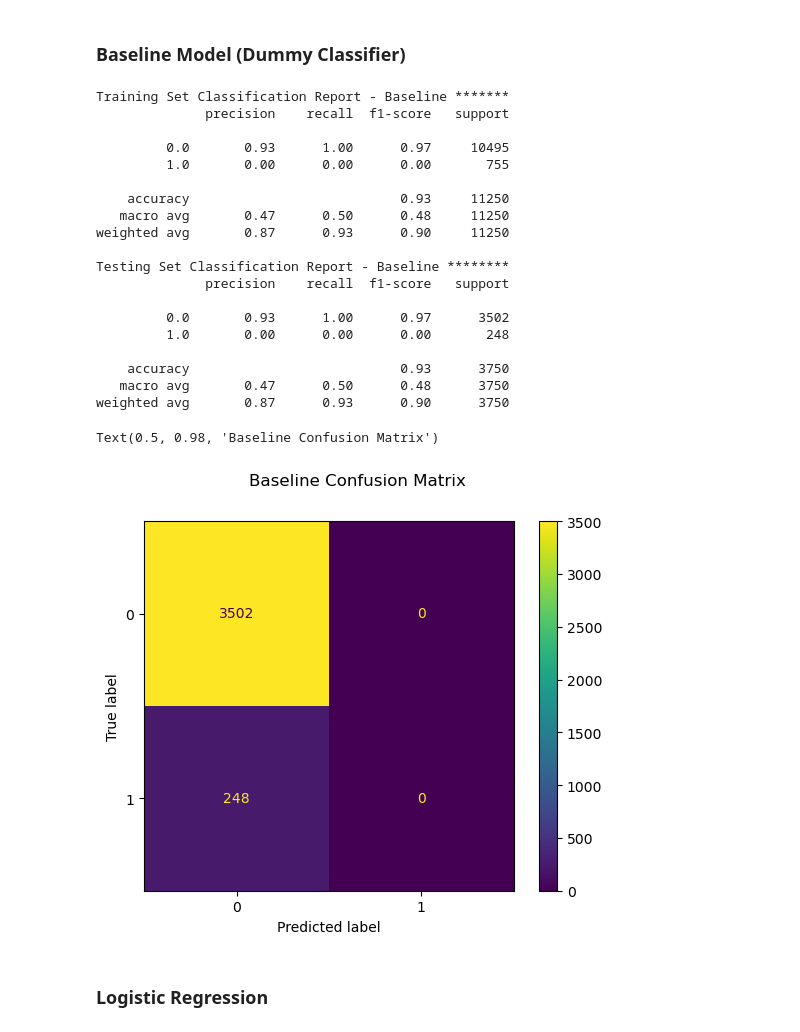
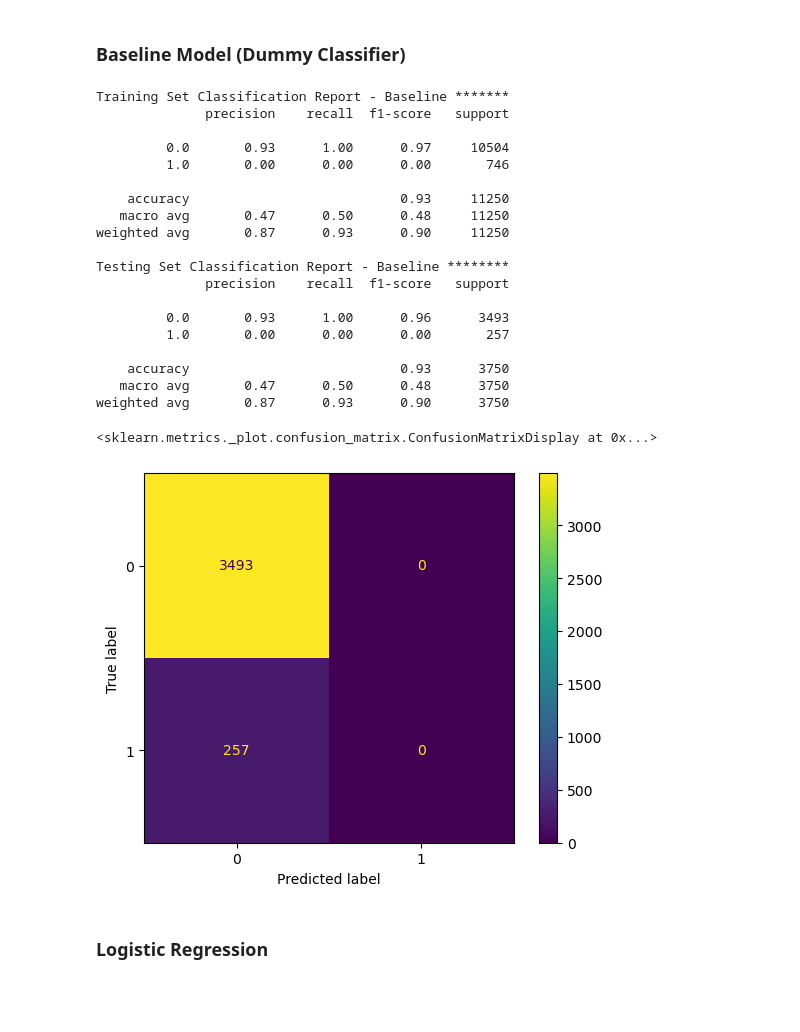
Before and after one commit to joxborrow/loan_default, a Jupyter notebook: credit_default_tech_report.ipynb, the cells around one changed output. Saved outputs shown, nothing was run; the diff lists cells and outputs as text; code cells hidden in the pictures; blank space fills up the shorter version.

```diff
--- a/credit_card_default.ipynb
+++ b/credit_default_tech_report.ipynb
@@ -32,8 +35,8 @@ from imblearn.over_sampling import SMOTE
 # Program Parameters
 rand_state = 0             # Random Seed to ensure reproducibility
 sample_frac = .1           # Fraction of data frame for stratified sample (ease development time)
-read_models = False         # Should models be read from disk or fit
-save_models = True          # Should the models used be save to disk
+read_models = True         # Should models be read from disk or fit
+save_models = False          # Should the models used be save to disk
 include_pairplot = False     # Should pairplots be generated
 max_iter = 10_000          # Maximum iterations for Stochastic Gradient Descent Convergence
 # %% [markdown]
@@ -339,8 +380,8 @@ dummy_test_rpt = classification_report(y_test, dummy_clf.predict(X_test), output
 Training Set Classification Report - Baseline *******
               precision    recall  f1-score   support
 
-         0.0       0.93      1.00      0.97     10495
-         1.0       0.00      0.00      0.00       755
+         0.0       0.93      1.00      0.97     10504
+         1.0       0.00      0.00      0.00       746
 
     accuracy                           0.93     11250
    macro avg       0.47      0.50      0.48     11250
@@ -349,20 +390,19 @@ weighted avg       0.87      0.93      0.90     11250
 Testing Set Classification Report - Baseline ********
               precision    recall  f1-score   support
 
-         0.0       0.93      1.00      0.97      3502
-         1.0       0.00      0.00      0.00       248
+         0.0       0.93      1.00      0.96      3493
+         1.0       0.00      0.00      0.00       257
 
     accuracy                           0.93      3750
    macro avg       0.47      0.50      0.48      3750
 weighted avg       0.87      0.93      0.90      3750
 # %%
-# Plot the confusion matrix
+# Generate Plot the confusion matrix
 dummy_cm = confusion_matrix(y_test, dummy_clf.predict(X_test))
 ConfusionMatrixDisplay(dummy_cm).plot()
-plt.suptitle('Baseline Confusion Matrix')
 # %% [output]
-Text(0.5, 0.98, 'Baseline Confusion Matrix')
+<sklearn.metrics._plot.confusion_matrix.ConfusionMatrixDisplay at 0x...>
-[figure, old version]
+[figure, new version]
 # %% [markdown]
 ### Logistic Regression
 # %% [markdown]
```
Also changed, not shown: parts of 9 cells of this notebook, 10 other files.
